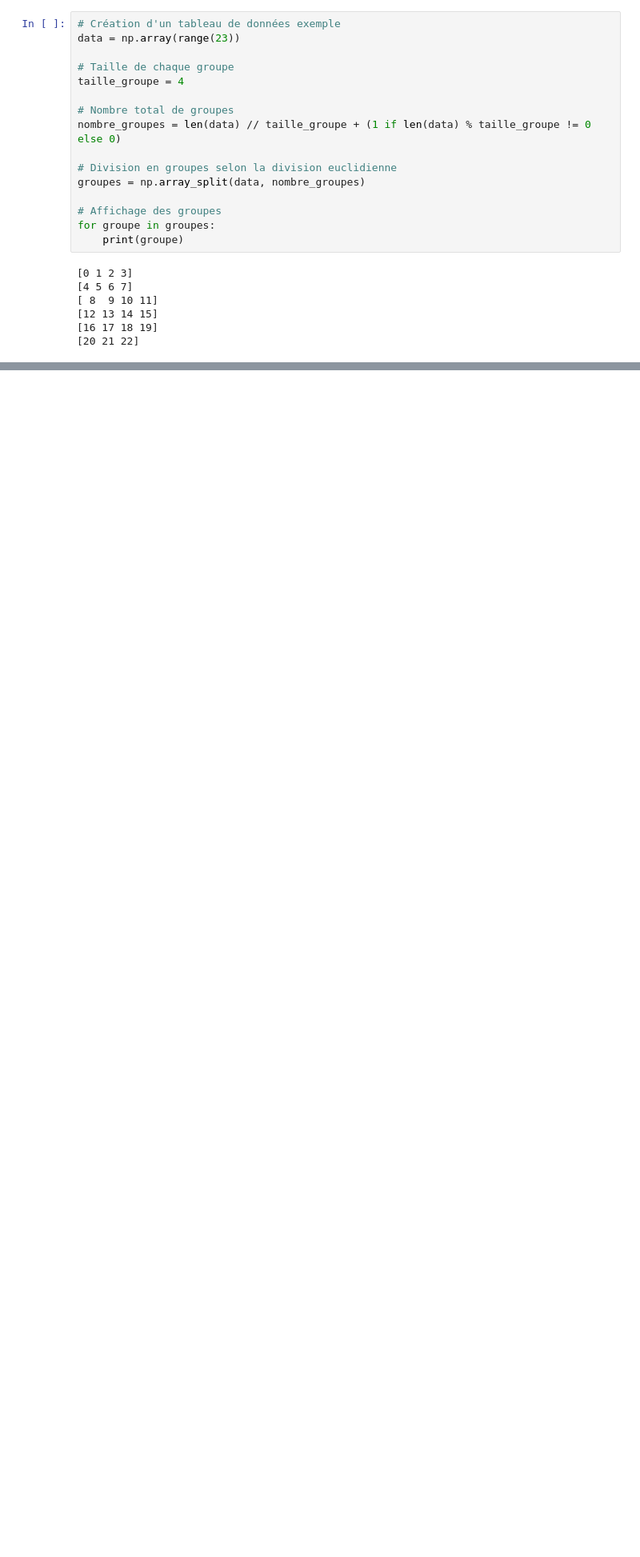
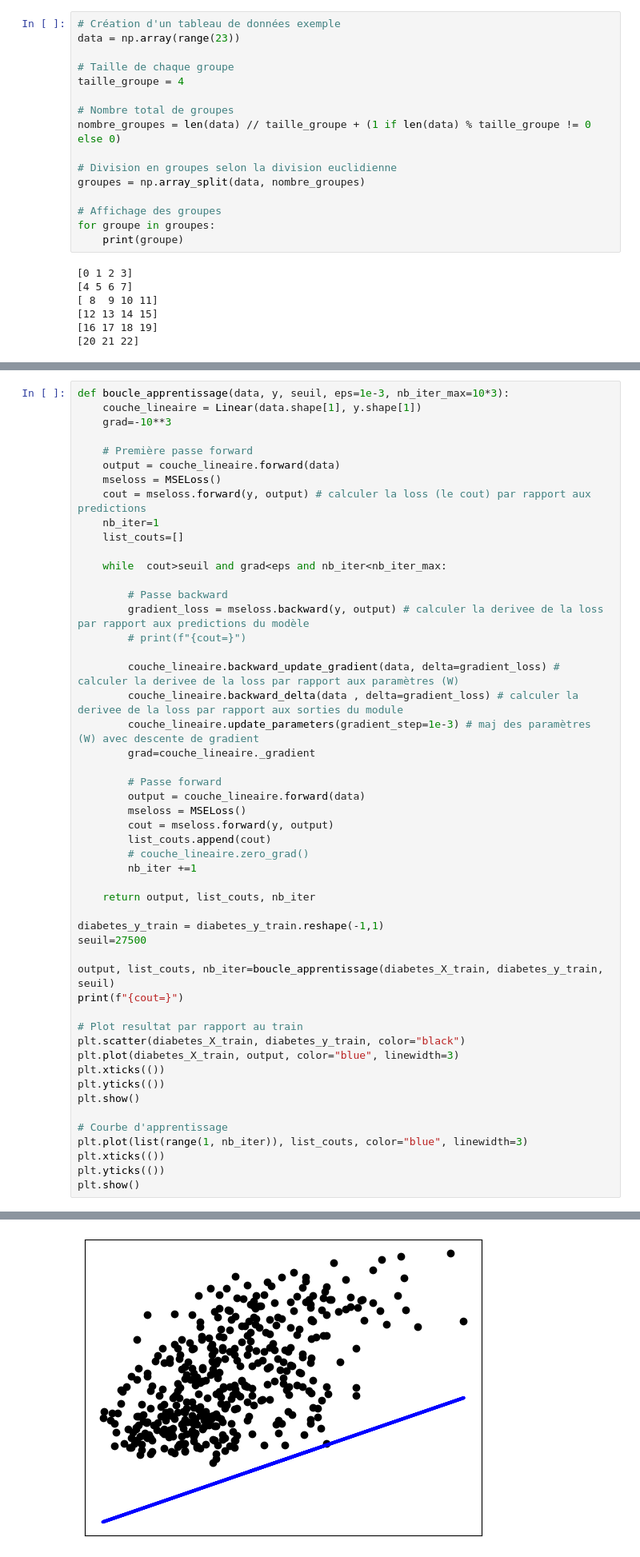
Before and after one commit to MaoucheMounir/Projet-ML-Neural_Network_from_scratch, a Jupyter notebook: tests.ipynb, the cells around one changed output, grey strips where cells are left out. Shown: that part at 80% size. Cells and saved outputs as stored; diff of their text form; blank space fills up the shorter version.

```diff
--- a/tests.ipynb
+++ b/tests.ipynb
@@ -172,0 +231,52 @@ for groupe in groupes:
+# %%
+def boucle_apprentissage(data, y, seuil, eps=1e-3, nb_iter_max=10*3):
+    couche_lineaire = Linear(data.shape[1], y.shape[1])
+    grad=-10**3
+
+    # Première passe forward
+    output = couche_lineaire.forward(data)
+    mseloss = MSELoss()
+    cout = mseloss.forward(y, output) # calculer la loss (le cout) par rapport aux predictions
+    nb_iter=1
+    list_couts=[]
+
+    while  cout>seuil and grad<eps and nb_iter<nb_iter_max:
+
+        # Passe backward
+        gradient_loss = mseloss.backward(y, output) # calculer la derivee de la loss par rapport aux predictions du modèle
+        # print(f"{cout=}")
+
+        couche_lineaire.backward_update_gradient(data, delta=gradient_loss) # calculer la derivee de la loss par rapport aux paramètres (W)
+        couche_lineaire.backward_delta(data , delta=gradient_loss) # calculer la derivee de la loss par rapport aux sorties du module
+        couche_lineaire.update_parameters(gradient_step=1e-3) # maj des paramètres (W) avec descente de gradient
+        grad=couche_lineaire._gradient
+
+        # Passe forward
+        output = couche_lineaire.forward(data)
+        mseloss = MSELoss()
+        cout = mseloss.forward(y, output)
+        list_couts.append(cout)
+        # couche_lineaire.zero_grad()
+        nb_iter +=1
+
+    return output, list_couts, nb_iter
+
+diabetes_y_train = diabetes_y_train.reshape(-1,1)
+seuil=27500
+
+output, list_couts, nb_iter=boucle_apprentissage(diabetes_X_train, diabetes_y_train, seuil)
+print(f"{cout=}")
+
+# Plot resultat par rapport au train
+plt.scatter(diabetes_X_train, diabetes_y_train, color="black")
+plt.plot(diabetes_X_train, output, color="blue", linewidth=3)
+plt.xticks(())
+plt.yticks(())
+plt.show()
+
+# Courbe d'apprentissage
+plt.plot(list(range(1, nb_iter)), list_couts, color="blue", linewidth=3)
+plt.xticks(())
+plt.yticks(())
+plt.show()
+# %% [output]
@@ -172,0 +284 @@ for groupe in groupes:
+[figure, added]
```
Also changed, not shown: parts of 4 cells of this notebook.
